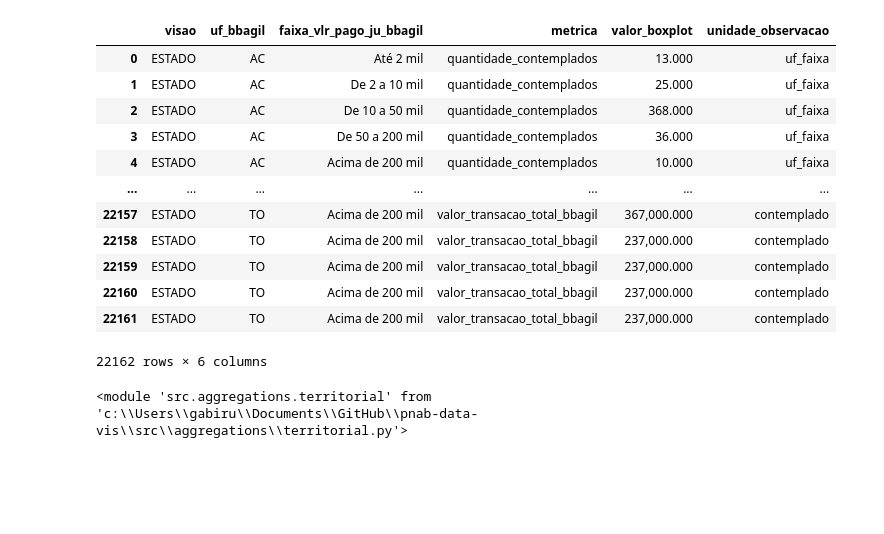
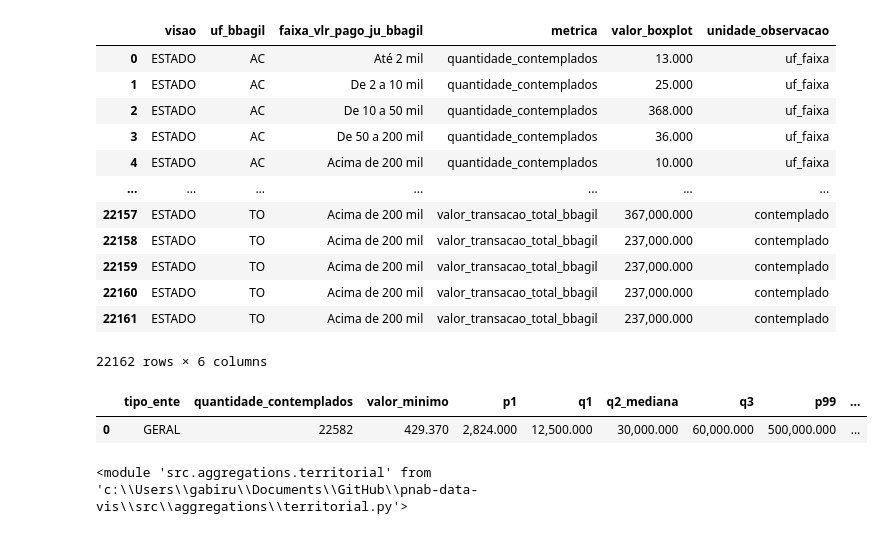
Before and after one commit to SGE-Subsecretaria-de-Gestao-Estrategica/pnab-data-vis, a Jupyter notebook: src/notebooks/v2_gabriel_create_csv.ipynb, the cells around one changed output. Saved outputs shown, nothing was run; the diff lists cells and outputs as text; code cells hidden in the pictures; blank space fills up the shorter version.

```diff
--- a/src/notebooks/v2_gabriel_create_csv.ipynb
+++ b/src/notebooks/v2_gabriel_create_csv.ipynb
@@ -466,6 +484,7 @@ import pandas as pd
 
 # Filtra apenas ESTADO
 df_estado = df_aux.copy()
+df_estado = df_aux[df_aux['tipo_ente_bbagil'] == 'ESTADO']
 
 # Garante que a coluna de valor está numérica
 df_estado["valor_transacao_total_bbagil"] = pd.to_numeric(
@@ -499,6 +518,11 @@ df_percentis_estado = pd.DataFrame({
 })
 
 df_percentis_estado.to_csv(settings.DATA_PATH_SECTION2 / "quartis_estados.csv")
+# %%
+df_percentis_estado
+# %% [output]
+|  | tipo_ente | quantidade_contemplados | valor_minimo | p1 | q1 | q2_mediana | q3 | p99 | ... |
+| 0 | GERAL | 22582 | 429.370 | 2,824.000 | 12,500.000 | 30,000.000 | 60,000.000 | 500,000.000 | ... |
 # %%
 df_box_qtd_contemplados = df_box[df_box['metrica'] == 'valor_t1ransacao_total_bbagil']
 df_box_qtd_contemplados.to_csv(settings.DATA_PATH_SECTION2 / 'faixa_valor_box_plot_valor_transacao_total_bbagil_state.csv')
```
Also changed, not shown: parts of 5 cells of this notebook, 1 other file.
